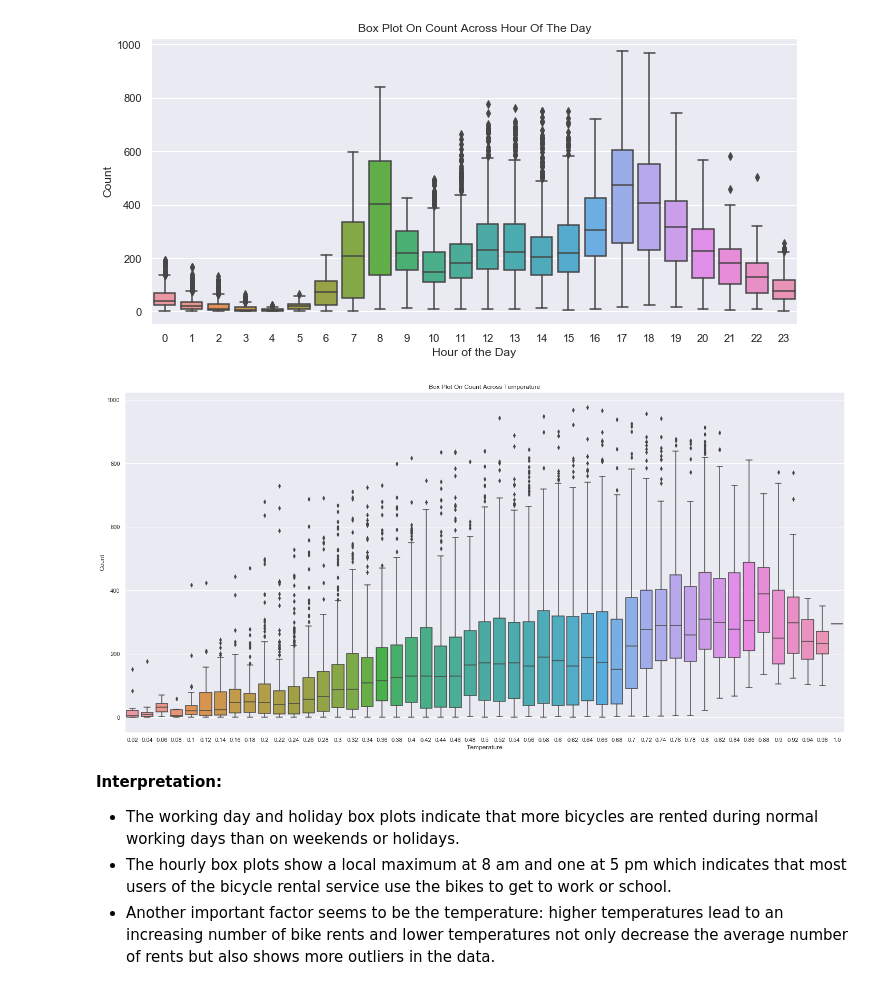
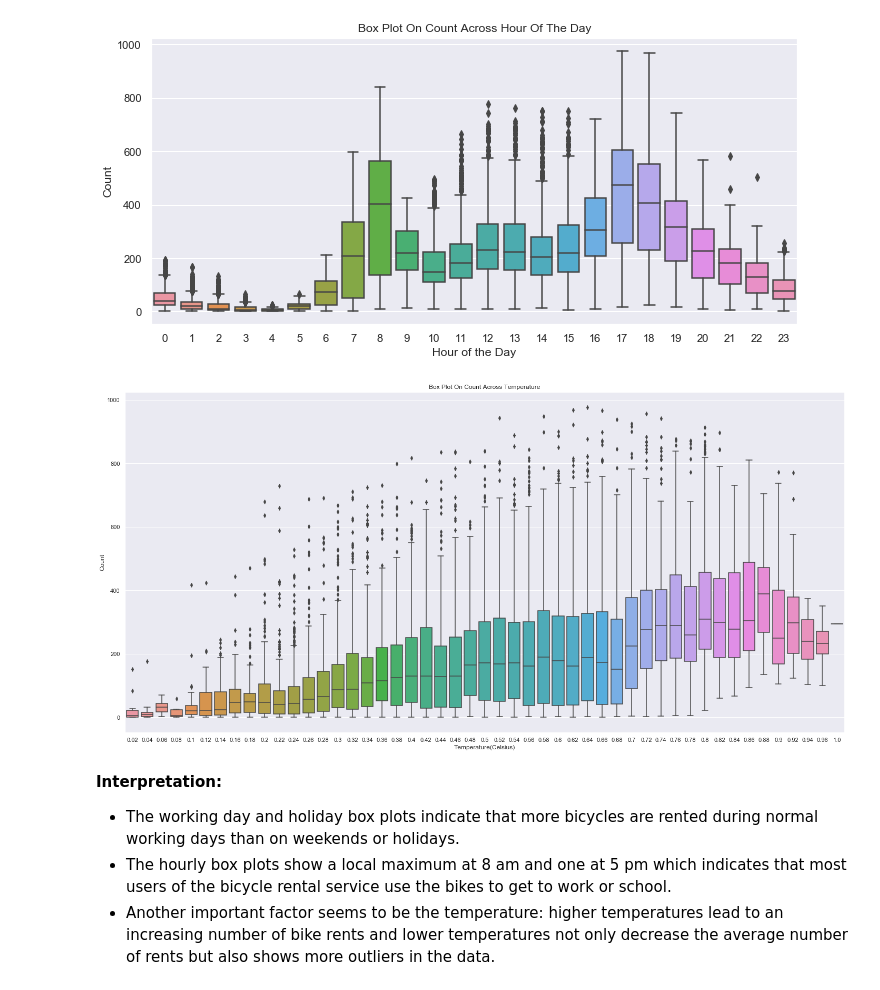
Before and after one commit to IndiraPV/Demystifying-ML, a Jupyter notebook: BikeSharingML.ipynb, the cells around one changed output. Saved outputs shown, nothing was run; the diff lists cells and outputs as text; code cells hidden in the pictures.

```diff
--- a/BikeSharingML.ipynb
+++ b/BikeSharingML.ipynb
@@ -253,12 +261,12 @@ plt.savefig('Images/hourofday_count_plot')
 # %%
 fig, ax = plt.subplots()
 fig.set_size_inches(20, 10)
 sns.boxplot(data=train,y="cnt",x="temp",orient="v",ax=ax)
-ax.set(xlabel='Temperature', ylabel='Count',title='Box Plot On Count Across Temperature')
+ax.set(xlabel='Temperature(Celsius)', ylabel='Count',title='Box Plot On Count Across Temperature')
 plt.tight_layout()
 plt.savefig('Images/temp_count_plot')
 # %% [output]
-[figure, old version]
+[figure, new version]
 # %% [markdown]
 __Interpretation:__
 * The working day and holiday box plots indicate that more bicycles are rented during normal working days than on weekends or holidays.
```
Also changed, not shown: parts of 3 cells of this notebook, 4 other files.
